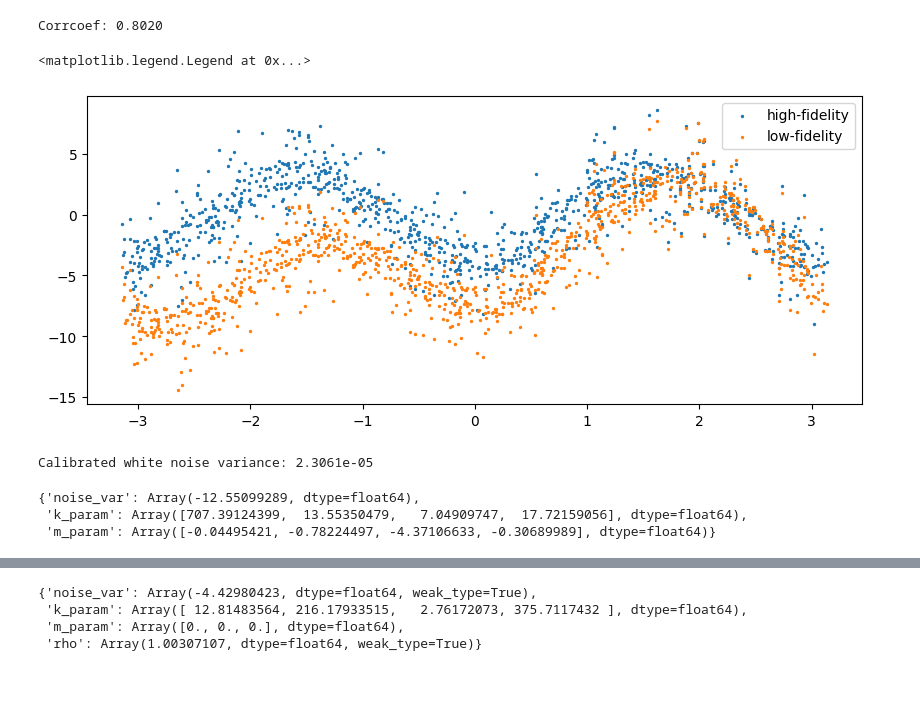
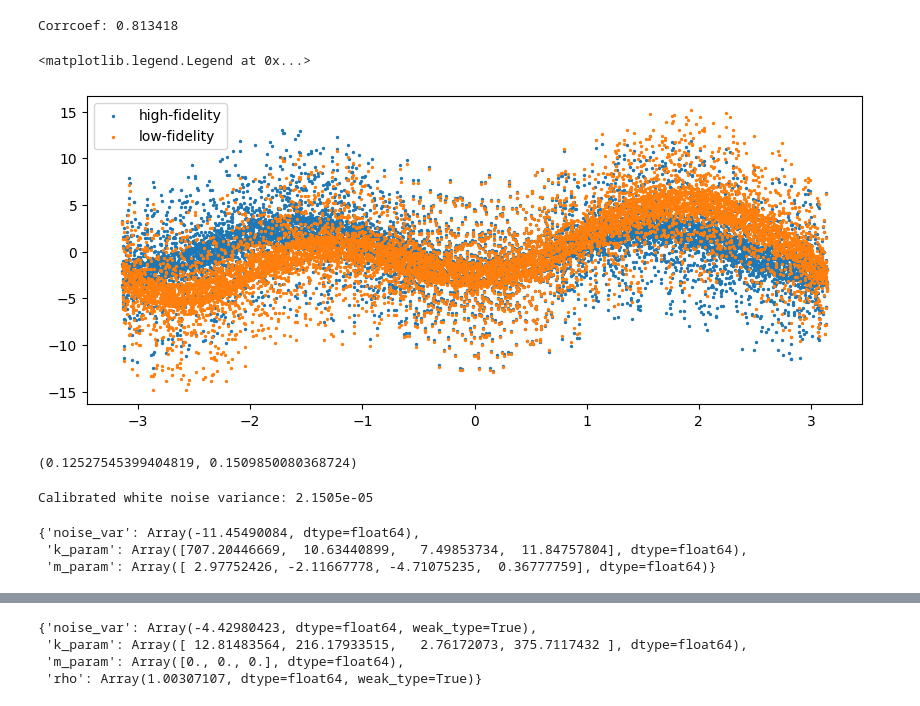
Before and after one commit to atticusdrex/MAGPI, a Jupyter notebook: SamplingOptimization/Ishigami.ipynb, the cells around one changed output, grey strips where cells are left out. Cells and saved outputs as stored; diff of their text form; code cells hidden in the pictures.

```diff
--- a/SamplingOptimization/Ishigami.ipynb
+++ b/SamplingOptimization/Ishigami.ipynb
@@ -4,36 +4,50 @@ import matplotlib.pyplot as plt
 from numpy import sin, pi
 # %%
 # Ishigami Test Function
-a,b = 7.0, 0.05
+a,b = 5.0, 0.1
 funcs = [
-    lambda x: sin(x[0]) + a*sin(x[1])**2 + b*x[2]**4*sin(x[0])-3.6745685825562786, # High-fidelity
-    lambda x: funcs[0](x) + x[1]**2*sin(x[1]) -3.5555378028647846# Low-Fidelity
+    lambda x: sin(x[0]) + a*sin(x[1])**2 + b*x[2]**4*sin(x[0])-2.3649892596024378, # High-fidelity
+    lambda x: funcs[0](x) + x[1]**2*sin(x[1])-0.1509850080368724 # Low-Fidelity
 ]
 
+funcs_jax = [
+    lambda x: jnp.sin(x[0]) + a*jnp.sin(x[1])**2 + b*x[2]**4*jnp.sin(x[0])-2.3649892596024378, # High-fidelity
+    lambda x: funcs_jax[0](x) + x[1]**2*jnp.sin(x[1])-0.1509850080368724 # Low-Fidelity
+]
+
+# funcs = [
+#     lambda x: sin(x[0]) + a*sin(x[1])**2 + b*x[2]**4*sin(x[0]) -2.5635013909329536, # High-fidelity
+#     lambda x: sin(x[0]) + 0.95*a*sin(x[1])**2 + b*x[2]**4*sin(x[0]) -2.3979439332660704# Low-Fidelity
+# ]
+
 # Assigning sample sizes
-N_hi, N_lo, N_test = 80, 250, 1000
+N_hi, N_lo, N_test = 80, 250, 10000
 # Assigning computational budgets
 C_hi, C_lo = 1, 0.2
 X_hi = np.random.uniform(-pi,pi, size=(3, N_hi))
 X_lo = np.random.uniform(-pi,pi, size=(3, N_lo))
 X_test = np.random.uniform(-pi,pi, size=(3,N_test))
 
 # Centering Functions
 Y_hi = funcs[0](X_hi)
 Y_lo = funcs[1](X_lo)
 
 corr_coef = np.corrcoef(funcs[0](X_test), funcs[1](X_test))[0,1]
 
-print("Corrcoef: %.4f" % corr_coef)
+print("Corrcoef: %.6f" % corr_coef)
 
 plt.figure(figsize=(10,4))
 plt.scatter(X_test[1,:], funcs[0](X_test), s=2,label = "high-fidelity")
 plt.scatter(X_test[1,:], funcs[1](X_test), s=2,label = "low-fidelity")
 plt.legend()
 # %% [output]
-Corrcoef: 0.8020
+Corrcoef: 0.813418
 <matplotlib.legend.Legend at 0x...>
-[figure, old version]
+[figure, new version]
+# %%
+np.mean(funcs[0](X_test)), np.mean(funcs[1](X_test))
+# %% [output]
+(0.12527545399404819, 0.1509850080368724)
 # %%
 g1 = GP(
     X_lo.T,
@@ -42,24 +56,24 @@ g1 = GP(
     Linear,
     max_cond = 1e8,
     noise_var = 1e-7,
-    epsilon = 1e-12,
+    epsilon = 1e-8,
     calibrate=True
 )
 
 g1.set_params(
-    {'noise_var': jnp.array(-12.55099289),
-     'k_param':   jnp.array([707.39124399,  13.55350479,   7.04909747,  17.72159056]),
-     'm_param':   jnp.array([-0.04495421, -0.78224497, -4.37106633, -0.30689989])}
+    {'noise_var': jnp.array(-11.45490084),
+     'k_param':   jnp.array([707.20446669,  10.63440899,   7.49853734,  11.84757804]),
+     'm_param':   jnp.array([ 2.97752426, -2.11667778, -4.71075235,  0.36777759])}
 )
 # %% [output]
-Calibrated white noise variance: 2.3061e-05
+Calibrated white noise variance: 2.1505e-05
 # %%
-optimizer = ADAM(g1, neg_mll, beta1=0.95, beta2=0.999)
-optimizer.run(lr=5e-1, epochs=1000, params=['k_param', 'm_param', 'noise_var'])
+optimizer = ADAM(g1, neg_mll, beta1=0.95, beta2=0.9999)
+optimizer.run(lr=8e-1, epochs=1000, params=['k_param', 'm_param', 'noise_var'])
 # %% [output]
-{'noise_var': Array(-12.55099289, dtype=float64),
- 'k_param': Array([707.39124399,  13.55350479,   7.04909747,  17.72159056], dtype=float64),
- 'm_param': Array([-0.04495421, -0.78224497, -4.37106633, -0.30689989], dtype=float64)}
+{'noise_var': Array(-11.45490084, dtype=float64),
+ 'k_param': Array([707.20446669,  10.63440899,   7.49853734,  11.84757804], dtype=float64),
+ 'm_param': Array([ 2.97752426, -2.11667778, -4.71075235,  0.36777759], dtype=float64)}
 # %%
 yhat_lo = g1.predict(X_test.T, full_cov=False)[0]
 plt.scatter(yhat_lo, funcs[1](X_test), s = 1.0)
```
Also changed, not shown: parts of 10 cells of this notebook.
